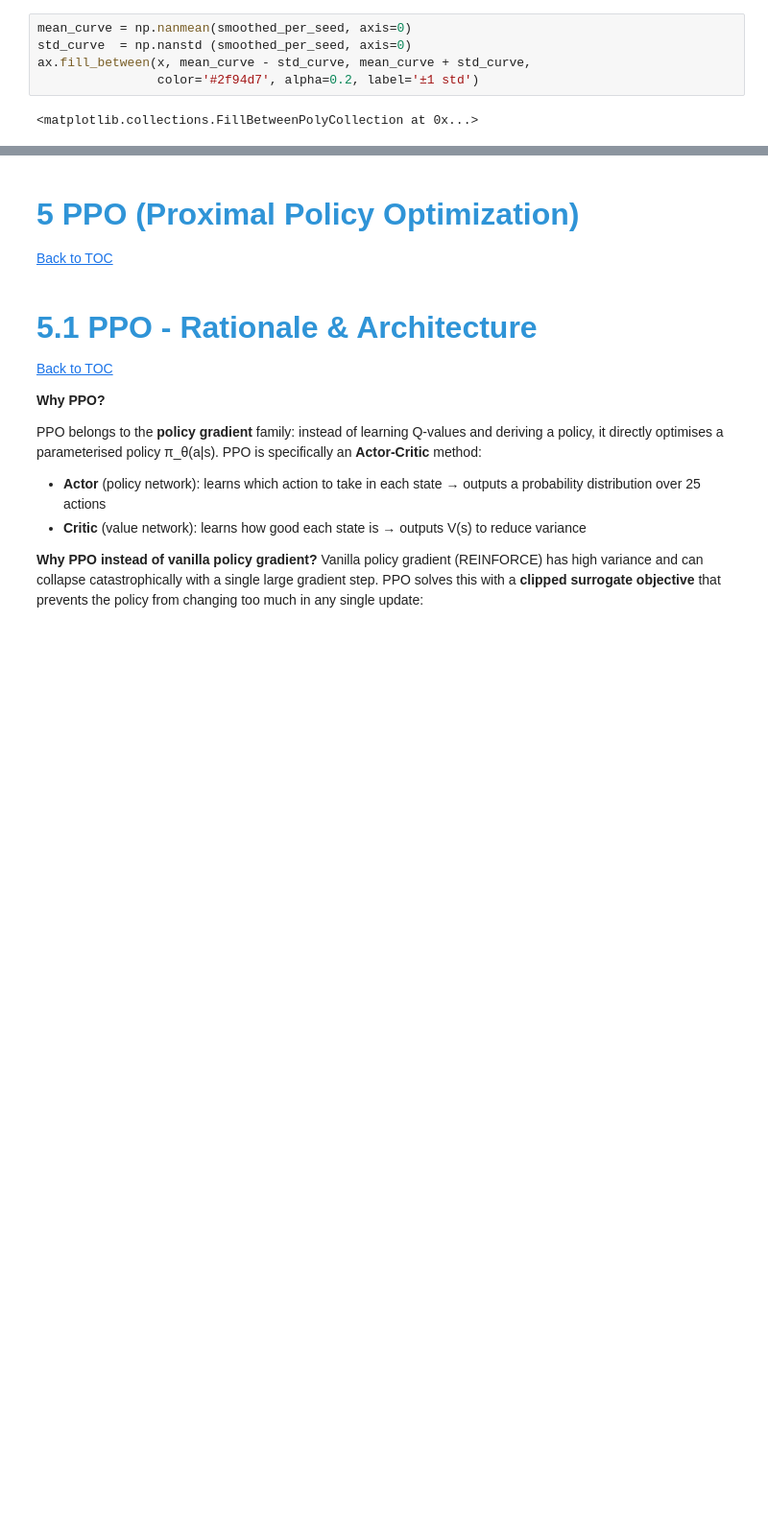
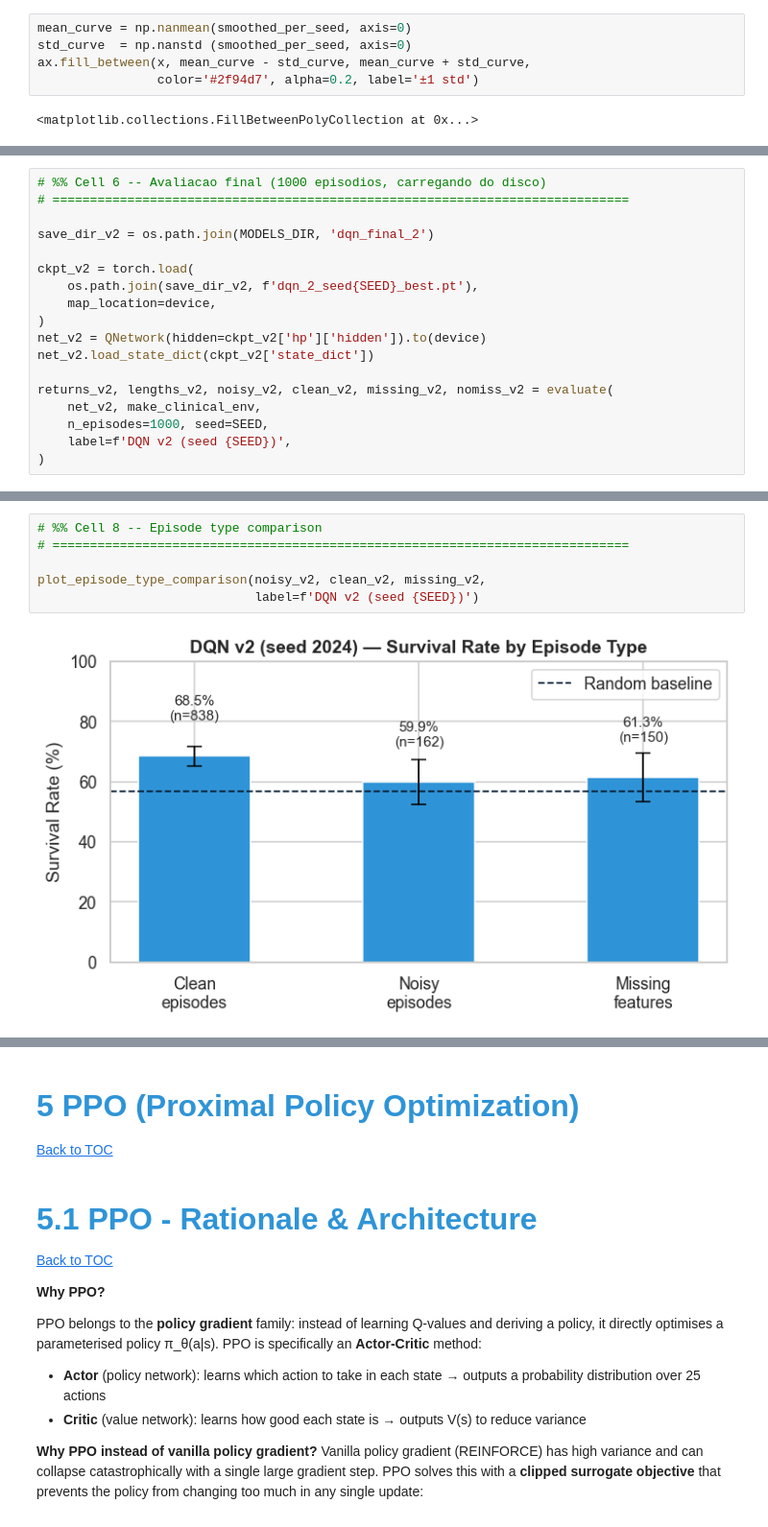
Before and after one commit to mariamiguel720/Reinforcement-Learning-Project-25-26, a Jupyter notebook: RL_Config_B.ipynb, the cells around one changed output, grey strips where cells are left out. Shown at 96% size. Cells and saved outputs as stored; diff of their text form; blank space fills up the shorter version.

```diff
--- a/RL_Config_B.ipynb
+++ b/RL_Config_B.ipynb
@@ -1465,0 +1668,18 @@ ax.fill_between(x, mean_curve - std_curve, mean_curve + std_curve,
+# %%
+# %% Cell 6 -- Avaliacao final (1000 episodios, carregando do disco)
+# =============================================================================
+
+save_dir_v2 = os.path.join(MODELS_DIR, 'dqn_final_2')
+
+ckpt_v2 = torch.load(
+    os.path.join(save_dir_v2, f'dqn_2_seed{SEED}_best.pt'),
+    map_location=device,
+)
+net_v2 = QNetwork(hidden=ckpt_v2['hp']['hidden']).to(device)
+net_v2.load_state_dict(ckpt_v2['state_dict'])
+
+returns_v2, lengths_v2, noisy_v2, clean_v2, missing_v2, nomiss_v2 = evaluate(
+    net_v2, make_clinical_env,
+    n_episodes=1000, seed=SEED,
+    label=f'DQN v2 (seed {SEED})',
+)
@@ -1465,0 +1714,8 @@ ax.fill_between(x, mean_curve - std_curve, mean_curve + std_curve,
+# %%
+# %% Cell 8 -- Episode type comparison
+# =============================================================================
+
+plot_episode_type_comparison(noisy_v2, clean_v2, missing_v2,
+                             label=f'DQN v2 (seed {SEED})')
+# %% [output]
+[figure, added]
```
Also changed, not shown: parts of 13 cells of this notebook, 5 other files.
